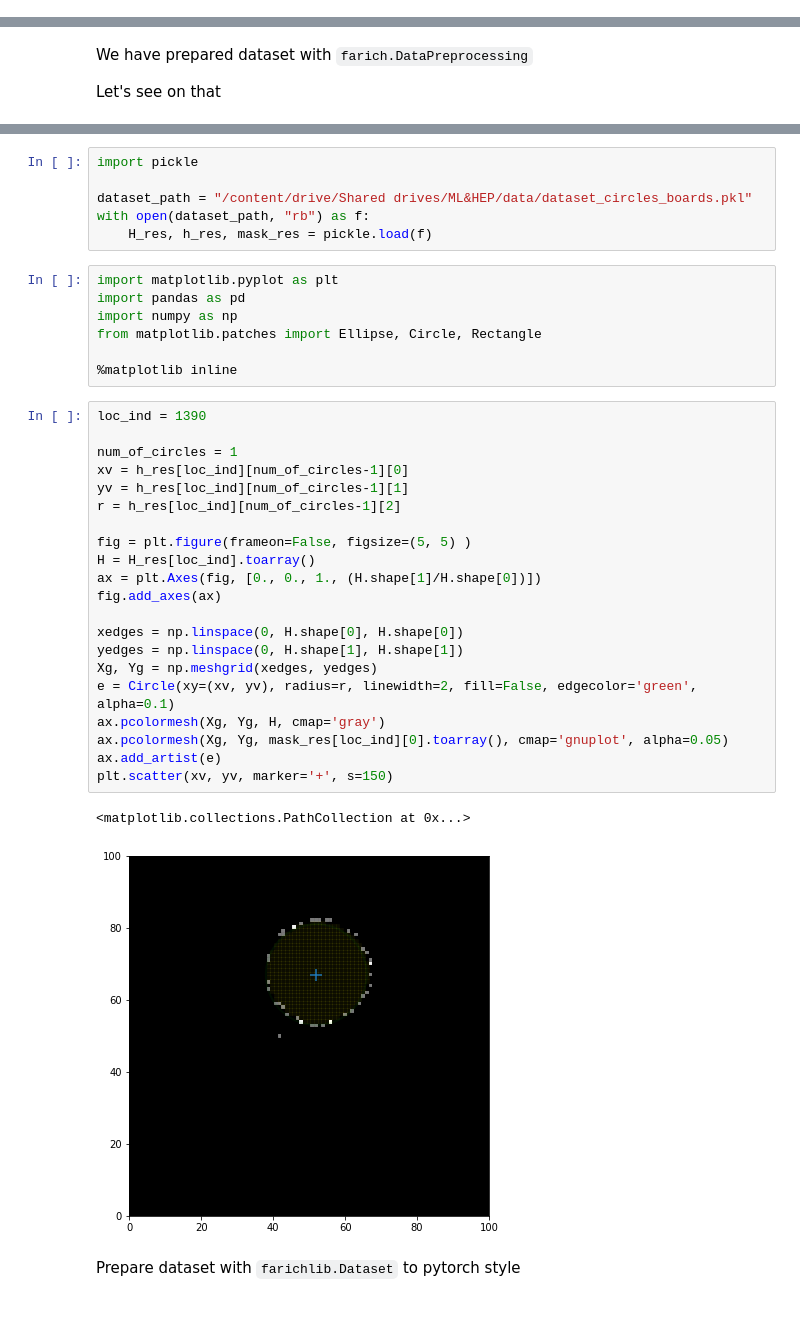
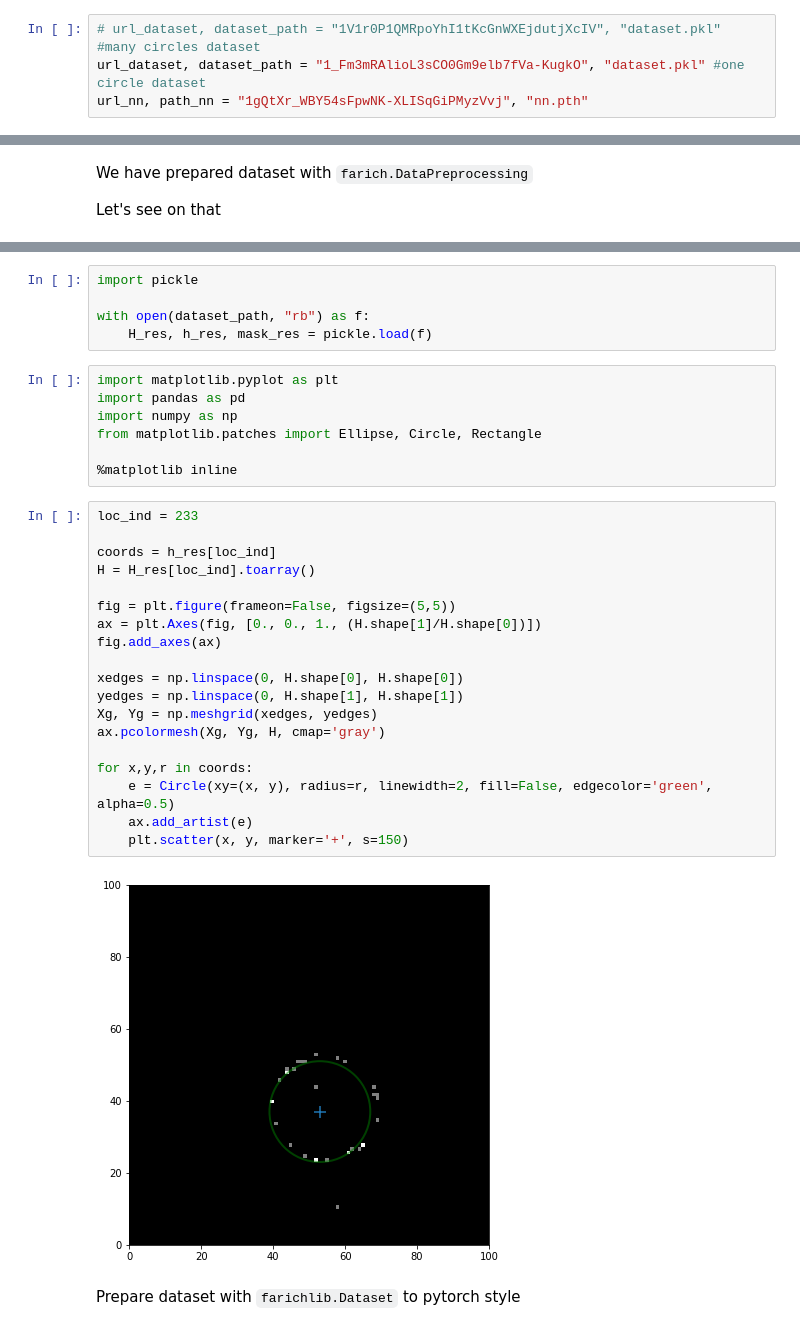
Before and after one commit to 82492749123082/farich-pics, a Jupyter notebook: notebooks/CirclesNN.ipynb, the cells around one changed output, grey strips where cells are left out. Cells and saved outputs as stored; diff of their text form.

```diff
--- a/notebooks/CirclesNN.ipynb
+++ b/notebooks/CirclesNN.ipynb
@@ -31,0 +17,4 @@ Additionally, if you want to use aspect ratio grouping during training (so that
+# %%
+# url_dataset, dataset_path = "1V1r0P1QMRpoYhI1tKcGnWXEjdutjXcIV", "dataset.pkl" #many circles dataset
+url_dataset, dataset_path = "1_Fm3mRAlioL3sCO0Gm9elb7fVa-KugkO", "dataset.pkl" #one circle dataset
+url_nn, path_nn = "1gQtXr_WBY54sFpwNK-XLISqGiPMyzVvj", "nn.pth"
@@ -40,7 +37,6 @@ CirclesNN.pth  dataset_circles_boards.pkl  dataset.pkl
 # %%
 import pickle
 
-dataset_path = "/content/drive/Shared drives/ML&HEP/data/dataset_circles_boards.pkl"
 with open(dataset_path, "rb") as f:
     H_res, h_res, mask_res = pickle.load(f)
 # %%
@@ -51,29 +47,26 @@ from matplotlib.patches import Ellipse, Circle, Rectangle
 
 %matplotlib inline
 # %%
-loc_ind = 1390
+loc_ind = 233
 
-num_of_circles = 1
-xv = h_res[loc_ind][num_of_circles-1][0]
-yv = h_res[loc_ind][num_of_circles-1][1]
-r = h_res[loc_ind][num_of_circles-1][2]
+coords = h_res[loc_ind]
+H = H_res[loc_ind].toarray()
 
-fig = plt.figure(frameon=False, figsize=(5, 5) )
-H = H_res[loc_ind].toarray()
+fig = plt.figure(frameon=False, figsize=(5,5))
 ax = plt.Axes(fig, [0., 0., 1., (H.shape[1]/H.shape[0])])
 fig.add_axes(ax)
 
 xedges = np.linspace(0, H.shape[0], H.shape[0])
 yedges = np.linspace(0, H.shape[1], H.shape[1])
 Xg, Yg = np.meshgrid(xedges, yedges)
-e = Circle(xy=(xv, yv), radius=r, linewidth=2, fill=False, edgecolor='green', alpha=0.1)
 ax.pcolormesh(Xg, Yg, H, cmap='gray')
-ax.pcolormesh(Xg, Yg, mask_res[loc_ind][0].toarray(), cmap='gnuplot', alpha=0.05)
-ax.add_artist(e)
-plt.scatter(xv, yv, marker='+', s=150)
+
+for x,y,r in coords:
+    e = Circle(xy=(x, y), radius=r, linewidth=2, fill=False, edgecolor='green', alpha=0.5)
+    ax.add_artist(e)
+    plt.scatter(x, y, marker='+', s=150)
 # %% [output]
-<matplotlib.collections.PathCollection at 0x...>
-[figure, old version]
+[figure, new version]
 # %% [markdown]
 Prepare dataset with `farichlib.Dataset` to pytorch style
 # %%
```
Also changed, not shown: parts of 15 cells of this notebook.
